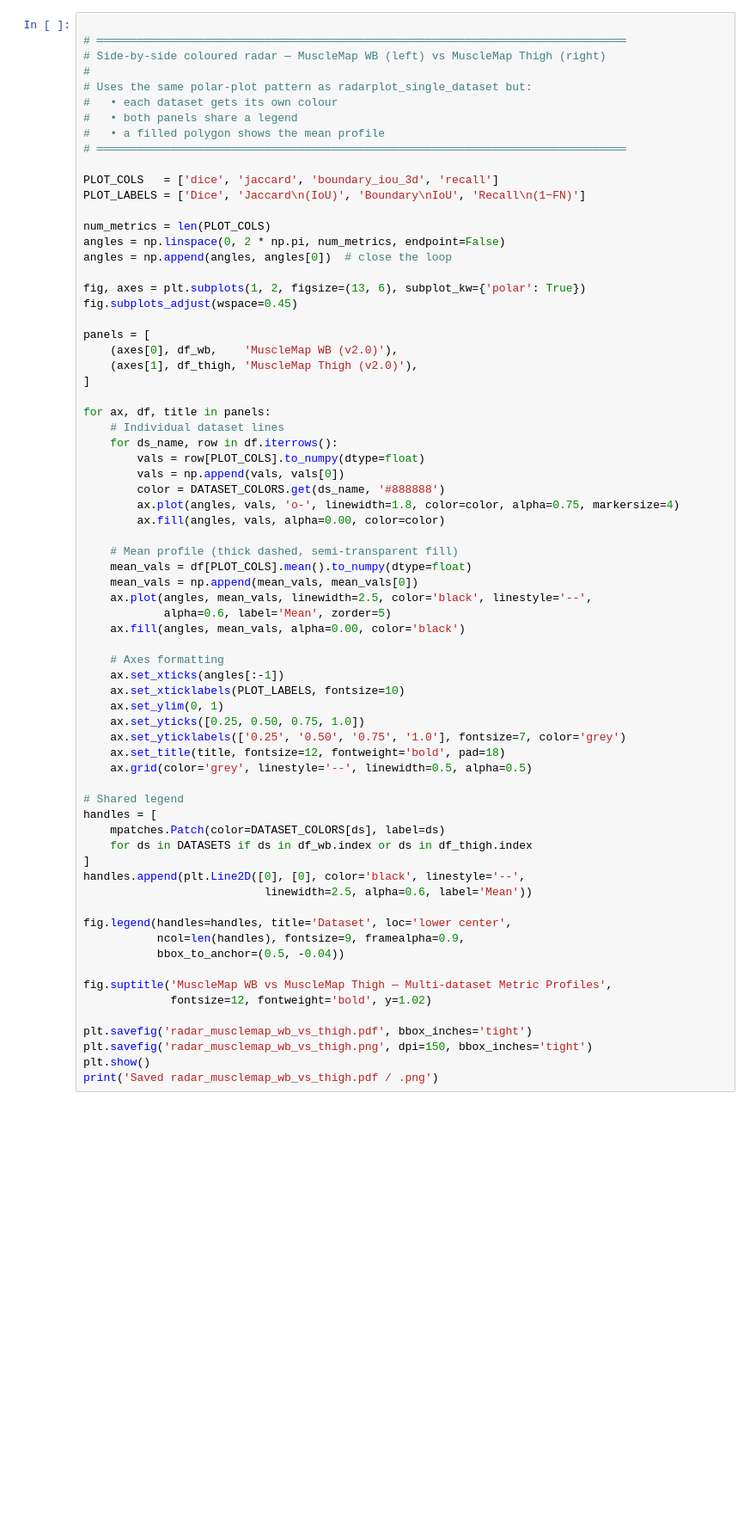
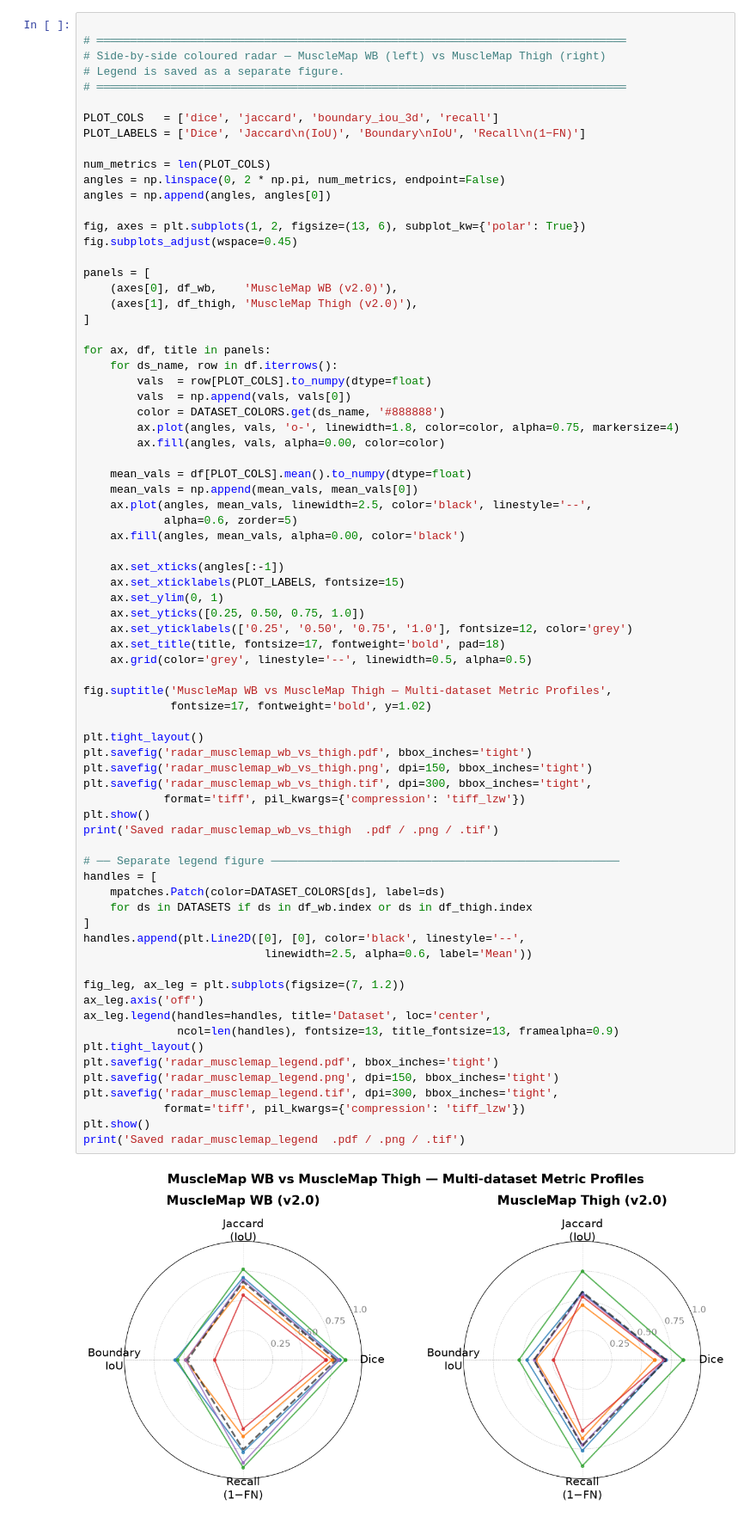
Before and after one commit to drcandacemakedamoore/dissector, a Jupyter notebook: eval_notebooks/OLDradar_musclemap.ipynb, the cells around one changed output. Shown at 86% size. Cells and saved outputs as stored; diff of their text form; blank space fills up the shorter version.

Commit message:
for final graphs

```diff
--- a/eval_notebooks/OLDradar_musclemap.ipynb
+++ b/eval_notebooks/OLDradar_musclemap.ipynb
@@ -98,11 +119,7 @@ radarplot_single_dataset(
 
 # ═══════════════════════════════════════════════════════════════════════════════
 # Side-by-side coloured radar — MuscleMap WB (left) vs MuscleMap Thigh (right)
-#
-# Uses the same polar-plot pattern as radarplot_single_dataset but:
-#   • each dataset gets its own colour
-#   • both panels share a legend
-#   • a filled polygon shows the mean profile
+# Legend is saved as a separate figure.
 # ═══════════════════════════════════════════════════════════════════════════════
 
 PLOT_COLS   = ['dice', 'jaccard', 'boundary_iou_3d', 'recall']
@@ -110,57 +127,67 @@ PLOT_LABELS = ['Dice', 'Jaccard\n(IoU)', 'Boundary\nIoU', 'Recall\n(1−FN)']
 
 num_metrics = len(PLOT_COLS)
 angles = np.linspace(0, 2 * np.pi, num_metrics, endpoint=False)
-angles = np.append(angles, angles[0])  # close the loop
+angles = np.append(angles, angles[0])
 
 fig, axes = plt.subplots(1, 2, figsize=(13, 6), subplot_kw={'polar': True})
 fig.subplots_adjust(wspace=0.45)
 
 panels = [
     (axes[0], df_wb,    'MuscleMap WB (v2.0)'),
     (axes[1], df_thigh, 'MuscleMap Thigh (v2.0)'),
 ]
 
 for ax, df, title in panels:
-    # Individual dataset lines
     for ds_name, row in df.iterrows():
-        vals = row[PLOT_COLS].to_numpy(dtype=float)
-        vals = np.append(vals, vals[0])
+        vals  = row[PLOT_COLS].to_numpy(dtype=float)
+        vals  = np.append(vals, vals[0])
         color = DATASET_COLORS.get(ds_name, '#888888')
         ax.plot(angles, vals, 'o-', linewidth=1.8, color=color, alpha=0.75, markersize=4)
         ax.fill(angles, vals, alpha=0.00, color=color)
 
-    # Mean profile (thick dashed, semi-transparent fill)
     mean_vals = df[PLOT_COLS].mean().to_numpy(dtype=float)
     mean_vals = np.append(mean_vals, mean_vals[0])
     ax.plot(angles, mean_vals, linewidth=2.5, color='black', linestyle='--',
-            alpha=0.6, label='Mean', zorder=5)
+            alpha=0.6, zorder=5)
     ax.fill(angles, mean_vals, alpha=0.00, color='black')
 
-    # Axes formatting
     ax.set_xticks(angles[:-1])
-    ax.set_xticklabels(PLOT_LABELS, fontsize=10)
+    ax.set_xticklabels(PLOT_LABELS, fontsize=15)
     ax.set_ylim(0, 1)
     ax.set_yticks([0.25, 0.50, 0.75, 1.0])
-    ax.set_yticklabels(['0.25', '0.50', '0.75', '1.0'], fontsize=7, color='grey')
-    ax.set_title(title, fontsize=12, fontweight='bold', pad=18)
+    ax.set_yticklabels(['0.25', '0.50', '0.75', '1.0'], fontsize=12, color='grey')
+    ax.set_title(title, fontsize=17, fontweight='bold', pad=18)
     ax.grid(color='grey', linestyle='--', linewidth=0.5, alpha=0.5)
 
-# Shared legend
+fig.suptitle('MuscleMap WB vs MuscleMap Thigh — Multi-dataset Metric Profiles',
+             fontsize=17, fontweight='bold', y=1.02)
+
+plt.tight_layout()
+plt.savefig('radar_musclemap_wb_vs_thigh.pdf', bbox_inches='tight')
+plt.savefig('radar_musclemap_wb_vs_thigh.png', dpi=150, bbox_inches='tight')
+plt.savefig('radar_musclemap_wb_vs_thigh.tif', dpi=300, bbox_inches='tight',
+            format='tiff', pil_kwargs={'compression': 'tiff_lzw'})
+plt.show()
+print('Saved radar_musclemap_wb_vs_thigh  .pdf / .png / .tif')
+
+# ── Separate legend figure ────────────────────────────────────────────────────
 handles = [
     mpatches.Patch(color=DATASET_COLORS[ds], label=ds)
     for ds in DATASETS if ds in df_wb.index or ds in df_thigh.index
 ]
 handles.append(plt.Line2D([0], [0], color='black', linestyle='--',
                            linewidth=2.5, alpha=0.6, label='Mean'))
 
-fig.legend(handles=handles, title='Dataset', loc='lower center',
-           ncol=len(handles), fontsize=9, framealpha=0.9,
-           bbox_to_anchor=(0.5, -0.04))
-
-fig.suptitle('MuscleMap WB vs MuscleMap Thigh — Multi-dataset Metric Profiles',
-             fontsize=12, fontweight='bold', y=1.02)
-
-plt.savefig('radar_musclemap_wb_vs_thigh.pdf', bbox_inches='tight')
-plt.savefig('radar_musclemap_wb_vs_thigh.png', dpi=150, bbox_inches='tight')
+fig_leg, ax_leg = plt.subplots(figsize=(7, 1.2))
+ax_leg.axis('off')
+ax_leg.legend(handles=handles, title='Dataset', loc='center',
+              ncol=len(handles), fontsize=13, title_fontsize=13, framealpha=0.9)
+plt.tight_layout()
+plt.savefig('radar_musclemap_legend.pdf', bbox_inches='tight')
+plt.savefig('radar_musclemap_legend.png', dpi=150, bbox_inches='tight')
+plt.savefig('radar_musclemap_legend.tif', dpi=300, bbox_inches='tight',
+            format='tiff', pil_kwargs={'compression': 'tiff_lzw'})
 plt.show()
-print('Saved radar_musclemap_wb_vs_thigh.pdf / .png')
+print('Saved radar_musclemap_legend  .pdf / .png / .tif')
+# %% [output]
+[figure, added]
```
Also changed, not shown: parts of 3 cells of this notebook, 20 other files.
